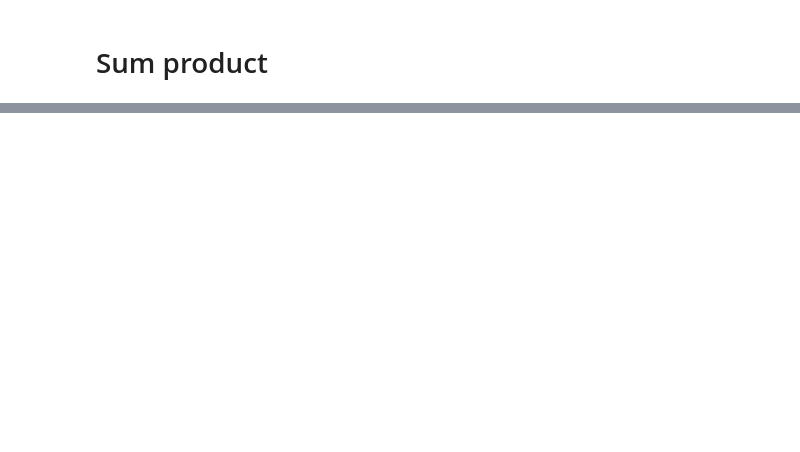
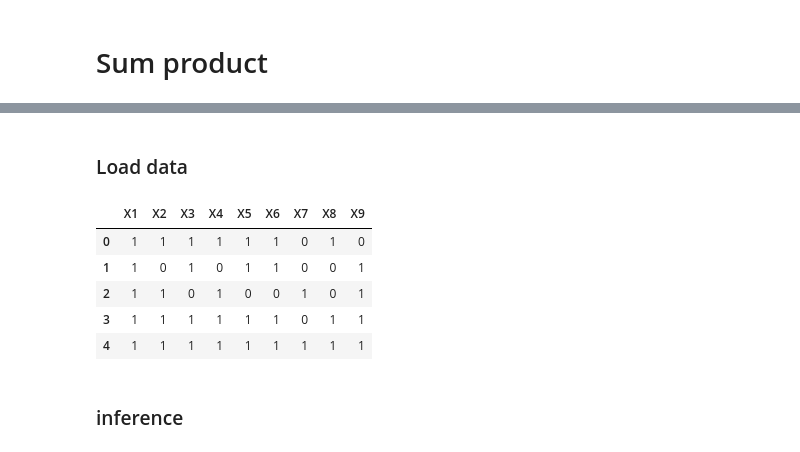
Before and after one commit to AblaZe42/MODCOM_PROJECT, a Jupyter notebook: alex.ipynb, the cells around one changed output, grey strips where cells are left out. Cells and saved outputs as stored; diff of their text form; code cells hidden in the pictures; blank space fills up the shorter version.

```diff
--- a/alex.ipynb
+++ b/alex.ipynb
@@ -262,0 +281,20 @@ cond_prob_ve(factor_list, query_var, evidence, variables_to_eliminate)
+# %% [markdown]
+### Load data
+# %%
+# Initialize the dataset
+column_names = ['X1', 'X2', 'X3', 'X4', 'X5', 'X6', 'X7', 'X8', 'X9', 'remove1', 'remove2']
+pd_dataset = pd.read_csv("dataset/forward_simulation.csv")
+pd_dataset = pd_dataset.rename(columns=dict(zip(pd_dataset.columns, column_names)))
+pd_dataset = pd_dataset.drop(columns=['remove1', 'remove2'], axis=0)
+
+
+pd_dataset.head()
+# %% [output]
+|  | X1 | X2 | X3 | X4 | X5 | X6 | X7 | X8 | X9 |
+| 0 | 1 | 1 | 1 | 1 | 1 | 1 | 0 | 1 | 0 |
+| 1 | 1 | 0 | 1 | 0 | 1 | 1 | 0 | 0 | 1 |
+| 2 | 1 | 1 | 0 | 1 | 0 | 0 | 1 | 0 | 1 |
+| 3 | 1 | 1 | 1 | 1 | 1 | 1 | 0 | 1 | 1 |
+| 4 | 1 | 1 | 1 | 1 | 1 | 1 | 1 | 1 | 1 |
+# %% [markdown]
+### inference
```
Also changed, not shown: parts of 19 cells of this notebook, 3 other files.
